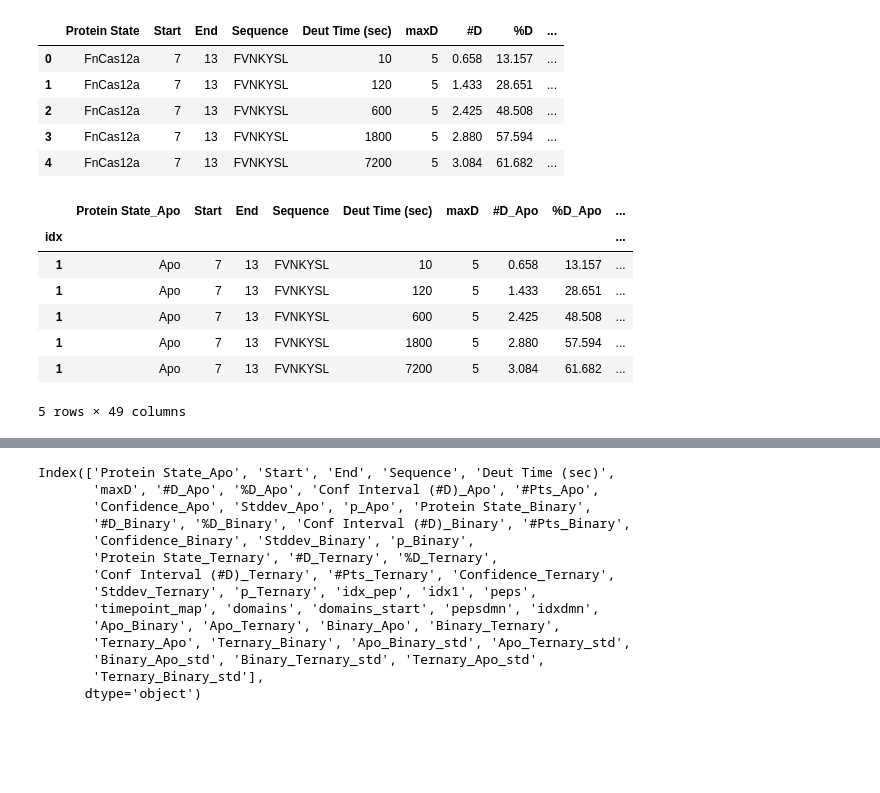
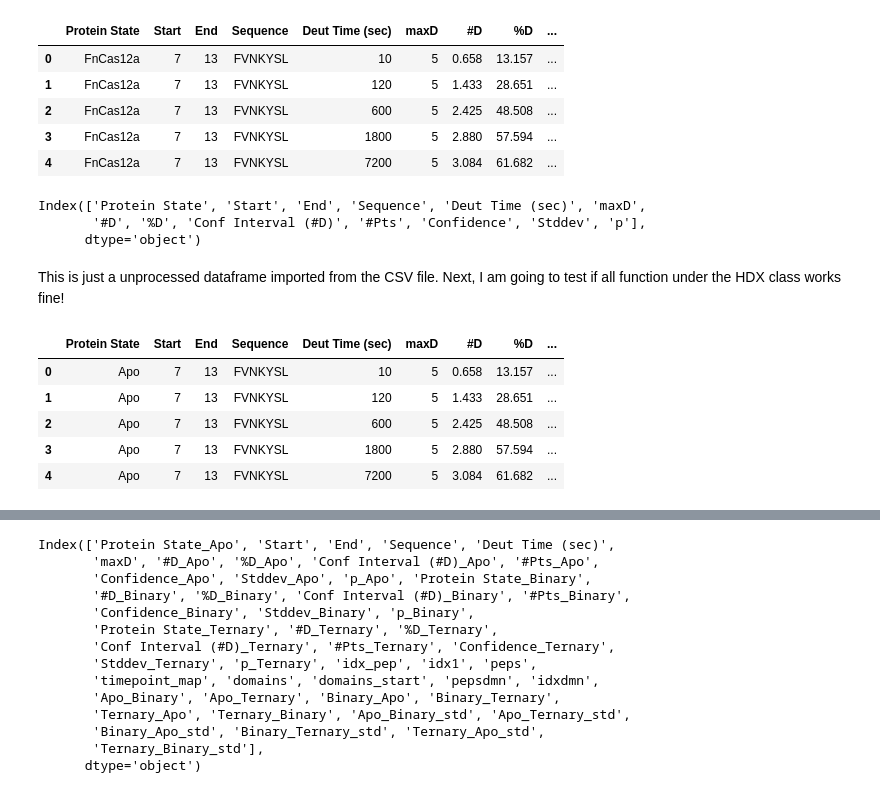
Before and after one commit to zahid1202/Mass-Spec-Data-Plotting, a Jupyter notebook: HDX_CRISPR_Cas12a_plot.ipynb, the cells around one changed output, grey strips where cells are left out. Cells and saved outputs as stored; diff of their text form; code cells hidden in the pictures; blank space fills up the shorter version.

```diff
--- a/HDX_CRISPR_Cas12a_plot.ipynb
+++ b/HDX_CRISPR_Cas12a_plot.ipynb
@@ -12,6 +12,19 @@ sns.set()
 # %%
 # Function to imort file or files from a local folder
 def import_file(folder_path = "folder_name"):
+
+    """
+    This function will import the CSV file from the HDExaminer into the environment from a local folder.
+
+    Parameter:
+    ----------
+    folder_path: str, name of the folder containing the CSV file.
+
+    output:
+    -------
+    a dataframe
+
+    """
     for file in os.listdir(folder_path):
         if file.endswith(".csv"):
             filepath = os.path.join(folder_path, file)
@@ -313,15 +338,11 @@ df.head()
 | 2 | FnCas12a | 7 | 13 | FVNKYSL | 600 | 5 | 2.425 | 48.508 | ... |
 | 3 | FnCas12a | 7 | 13 | FVNKYSL | 1800 | 5 | 2.880 | 57.594 | ... |
 | 4 | FnCas12a | 7 | 13 | FVNKYSL | 7200 | 5 | 3.084 | 61.682 | ... |
-# %%
-hdx = HDX(df , states_list )
-hdx.cal_diff().head()
-# %% [output]
-|  | Protein State_Apo | Start | End | Sequence | Deut Time (sec) | maxD | #D_Apo | %D_Apo | ... |
-| idx |  |  |  |  |  |  |  |  | ... |
-| 1 | Apo | 7 | 13 | FVNKYSL | 10 | 5 | 0.658 | 13.157 | ... |
-| 1 | Apo | 7 | 13 | FVNKYSL | 120 | 5 | 1.433 | 28.651 | ... |
-| 1 | Apo | 7 | 13 | FVNKYSL | 600 | 5 | 2.425 | 48.508 | ... |
-| 1 | Apo | 7 | 13 | FVNKYSL | 1800 | 5 | 2.880 | 57.594 | ... |
-| 1 | Apo | 7 | 13 | FVNKYSL | 7200 | 5 | 3.084 | 61.682 | ... |
-5 rows × 49 columns
+# %%
+df.columns
+# %% [output]
+Index(['Protein State', 'Start', 'End', 'Sequence', 'Deut Time (sec)', 'maxD',
+       '#D', '%D', 'Conf Interval (#D)', '#Pts', 'Confidence', 'Stddev', 'p'],
+      dtype='object')
+# %% [markdown]
+This is just a unprocessed dataframe imported from the CSV file. Next, I am going to test if all function under the HDX class works fine!
@@ -327,0 +352,9 @@ hdx.cal_diff().head()
+# %%
+hdx.rename_states().head()
+# %% [output]
+|  | Protein State | Start | End | Sequence | Deut Time (sec) | maxD | #D | %D | ... |
+| 0 | Apo | 7 | 13 | FVNKYSL | 10 | 5 | 0.658 | 13.157 | ... |
+| 1 | Apo | 7 | 13 | FVNKYSL | 120 | 5 | 1.433 | 28.651 | ... |
+| 2 | Apo | 7 | 13 | FVNKYSL | 600 | 5 | 2.425 | 48.508 | ... |
+| 3 | Apo | 7 | 13 | FVNKYSL | 1800 | 5 | 2.880 | 57.594 | ... |
+| 4 | Apo | 7 | 13 | FVNKYSL | 7200 | 5 | 3.084 | 61.682 | ... |
```
Also changed, not shown: parts of 6 cells of this notebook.
